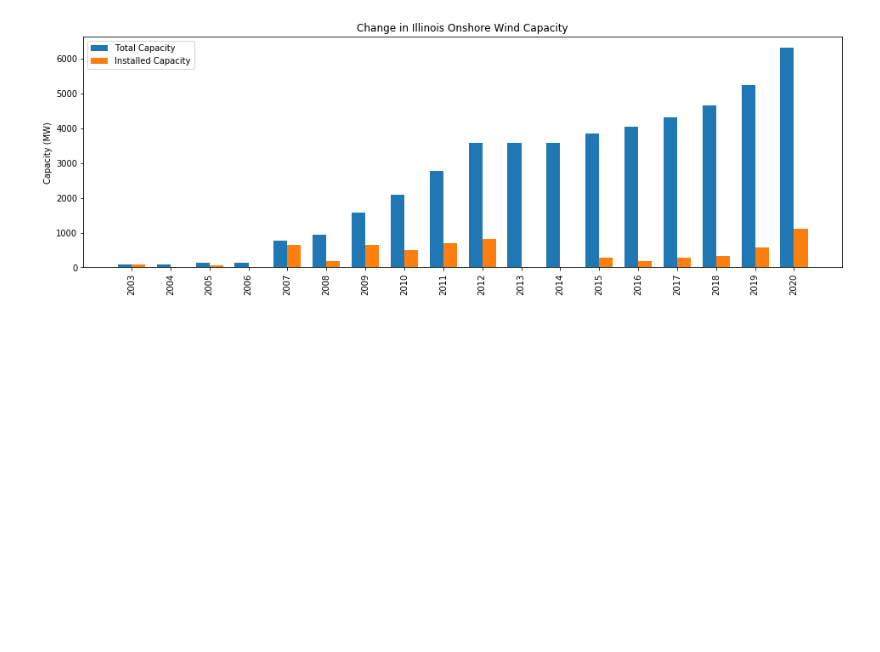
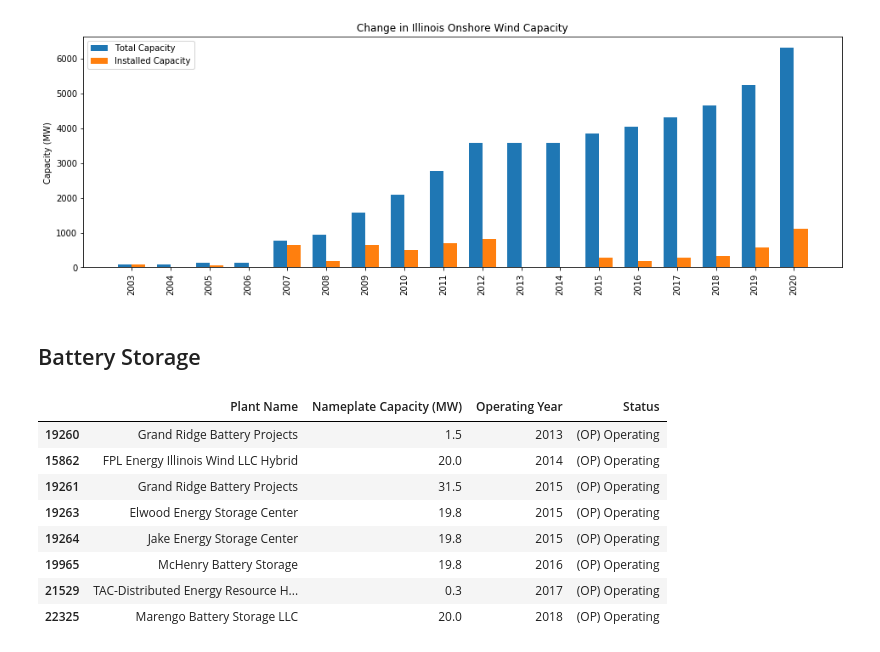
Before and after one commit to arfc/2021-04-nm-illinois, a Jupyter notebook: data/electric_capacity_illinois.ipynb, the cells around one changed output. Drawn from its saved outputs; the diff is of its cells as text; code cells hidden in the pictures; blank space fills up the shorter version.

```diff
--- a/data/electric_capacity_illinois.ipynb
+++ b/data/electric_capacity_illinois.ipynb
@@ -334,3 +334,21 @@ ax.legend()
 plt.show()
 # %% [output]
 [figure]
+# %% [markdown]
+## Battery Storage
+# %%
+battery = 'Batteries'
+batterydf = illinois_plants[illinois_plants['Technology'] == battery]
+columns = ['Plant Name', 'Nameplate Capacity (MW)', 'Operating Year','Status']
+sorted_batterydf = batterydf[columns].sort_values(by=['Operating Year'])
+sorted_batterydf
+# %% [output]
+|  | Plant Name | Nameplate Capacity (MW) | Operating Year | Status |
+| 19260 | Grand Ridge Battery Projects | 1.5 | 2013 | (OP) Operating |
+| 15862 | FPL Energy Illinois Wind LLC Hybrid | 20.0 | 2014 | (OP) Operating |
+| 19261 | Grand Ridge Battery Projects | 31.5 | 2015 | (OP) Operating |
+| 19263 | Elwood Energy Storage Center | 19.8 | 2015 | (OP) Operating |
+| 19264 | Jake Energy Storage Center | 19.8 | 2015 | (OP) Operating |
+| 19965 | McHenry Battery Storage | 19.8 | 2016 | (OP) Operating |
+| 21529 | TAC-Distributed Energy Resource H... | 0.3 | 2017 | (OP) Operating |
+| 22325 | Marengo Battery Storage LLC | 20.0 | 2018 | (OP) Operating |
```
Also changed, not shown: parts of 3 cells of this notebook, 7 other files.
